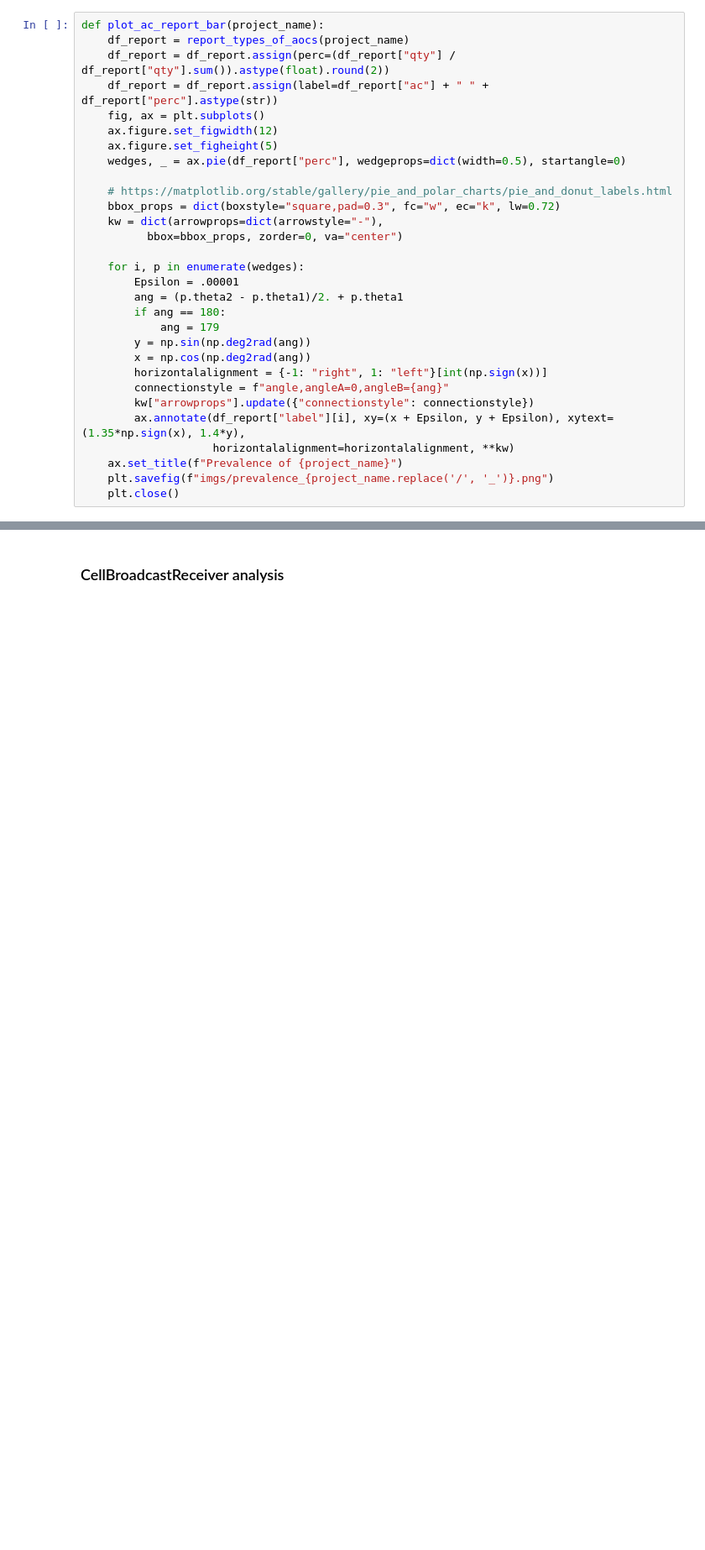
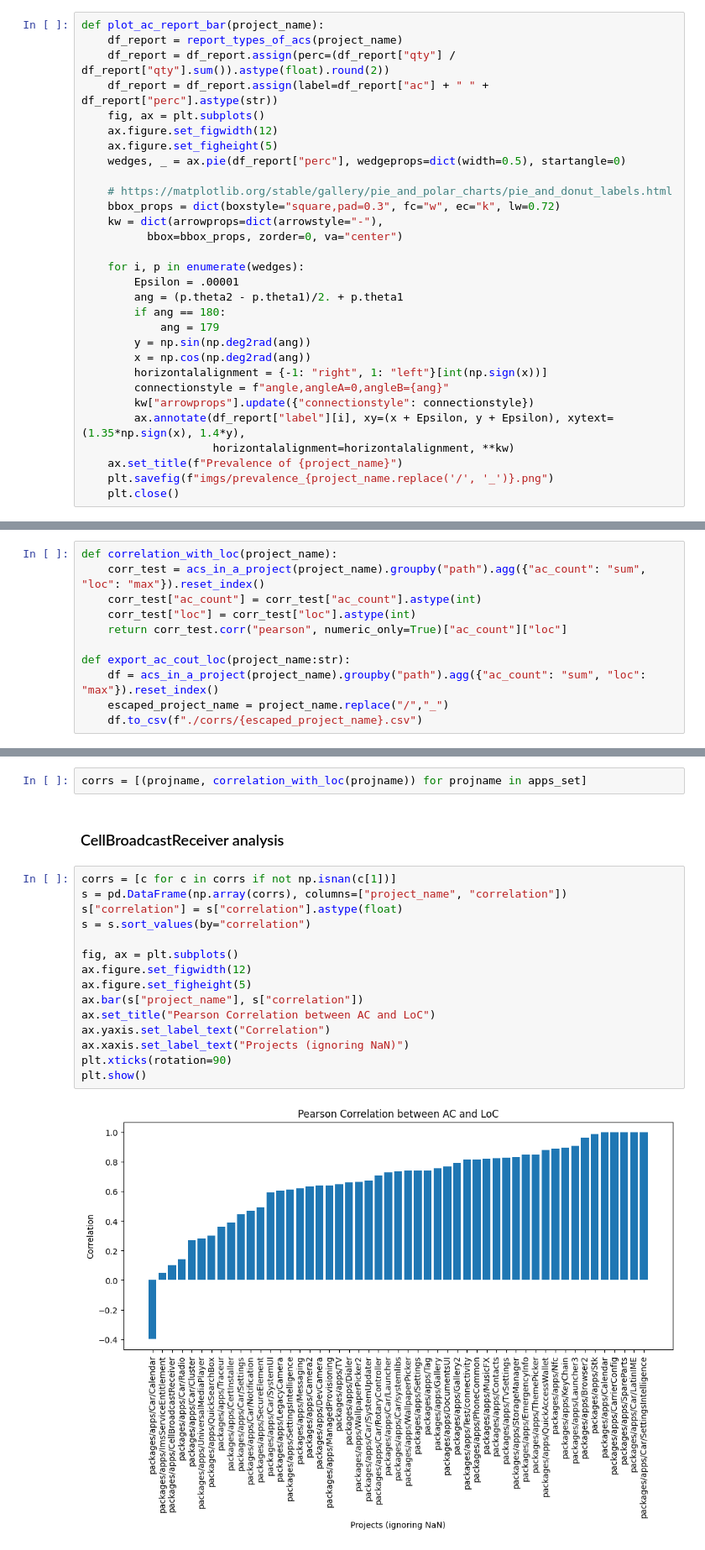
Before and after one commit to davitabosa12/ac_ck_analysis, a Jupyter notebook: android_apps.ipynb, the cells around one changed output, grey strips where cells are left out. Shown at 84% size. Cells and saved outputs as stored; diff of their text form; blank space fills up the shorter version.

Commit message:
correlation

```diff
--- a/android_apps.ipynb
+++ b/android_apps.ipynb
@@ -132,6 +172,6 @@ plt.show()
 # %%
 def plot_ac_report_bar(project_name):
-    df_report = report_types_of_aocs(project_name)
+    df_report = report_types_of_acs(project_name)
     df_report = df_report.assign(perc=(df_report["qty"] / df_report["qty"].sum()).astype(float).round(2))
     df_report = df_report.assign(label=df_report["ac"] + " " + df_report["perc"].astype(str))
     fig, ax = plt.subplots()
@@ -167,0 +211,11 @@ for project_name in apps_set:
+# %%
+def correlation_with_loc(project_name):
+    corr_test = acs_in_a_project(project_name).groupby("path").agg({"ac_count": "sum", "loc": "max"}).reset_index()
+    corr_test["ac_count"] = corr_test["ac_count"].astype(int)
+    corr_test["loc"] = corr_test["loc"].astype(int)
+    return corr_test.corr("pearson", numeric_only=True)["ac_count"]["loc"]
+
+def export_ac_cout_loc(project_name:str):
+    df = acs_in_a_project(project_name).groupby("path").agg({"ac_count": "sum", "loc": "max"}).reset_index()
+    escaped_project_name = project_name.replace("/","_")
+    df.to_csv(f"./corrs/{escaped_project_name}.csv")
@@ -168,2 +225,21 @@ for project_name in apps_set:
+# %%
+corrs = [(projname, correlation_with_loc(projname)) for projname in apps_set]
 # %% [markdown]
 ### CellBroadcastReceiver analysis
+# %%
+corrs = [c for c in corrs if not np.isnan(c[1])]
+s = pd.DataFrame(np.array(corrs), columns=["project_name", "correlation"])
+s["correlation"] = s["correlation"].astype(float)
+s = s.sort_values(by="correlation")
+
+fig, ax = plt.subplots()
+ax.figure.set_figwidth(12)
+ax.figure.set_figheight(5)
+ax.bar(s["project_name"], s["correlation"])
+ax.set_title("Pearson Correlation between AC and LoC")
+ax.yaxis.set_label_text("Correlation")
+ax.xaxis.set_label_text("Projects (ignoring NaN)")
+plt.xticks(rotation=90)
+plt.show()
+# %% [output]
+[figure, added]
```
Also changed, not shown: parts of 16 cells of this notebook.
